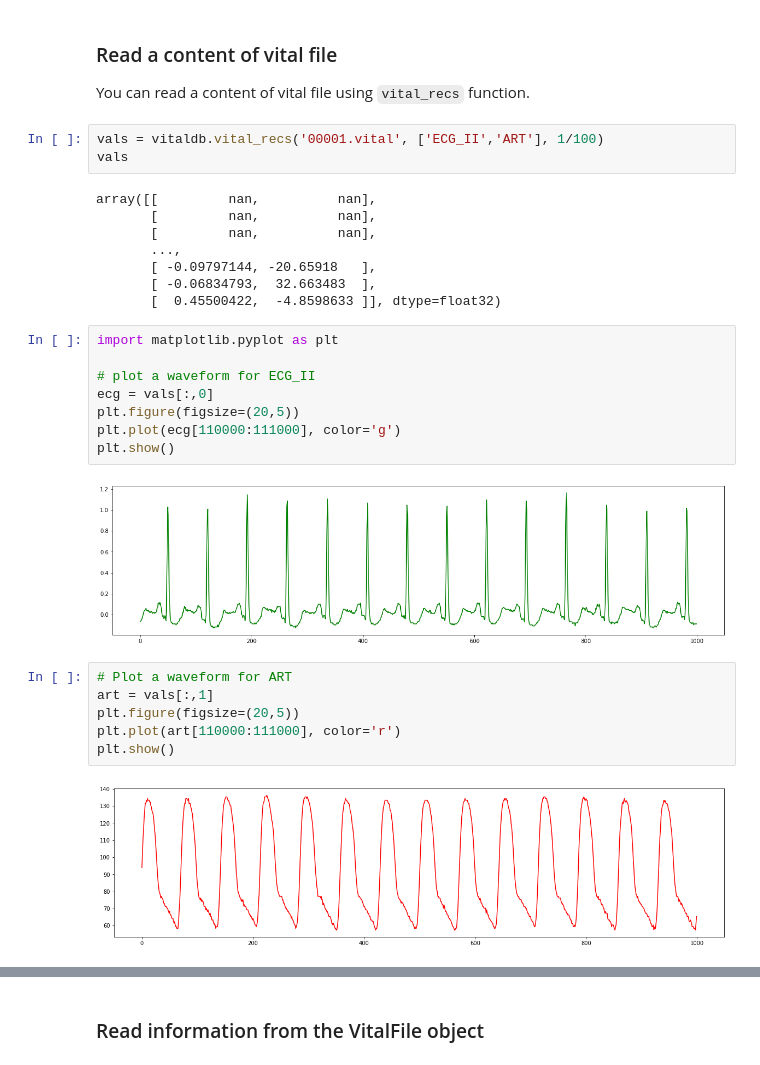
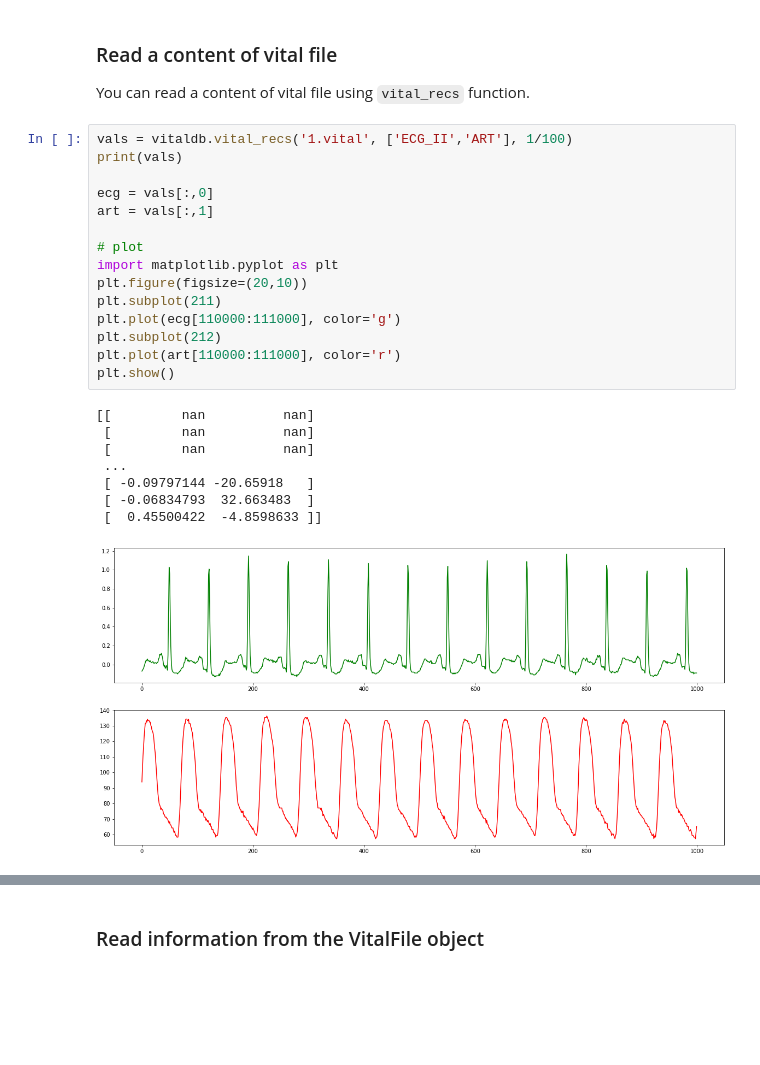
Before and after one commit to vitaldb/examples, a Jupyter notebook: vitalfile.ipynb, the cells around one changed output, grey strips where cells are left out. Drawn from its saved outputs; the diff is of its cells as text; blank space fills up the shorter version.

```diff
--- a/vitalfile.ipynb
+++ b/vitalfile.ipynb
@@ -88,32 +88,27 @@ trks
 # %% [markdown]
 ### Read a content of vital file
 You can read a content of vital file using `vital_recs` function.
-# %%
-vals = vitaldb.vital_recs('00001.vital', ['ECG_II','ART'], 1/100)
-vals
-# %% [output]
-array([[         nan,          nan],
-       [         nan,          nan],
-       [         nan,          nan],
-       ...,
-       [ -0.09797144, -20.65918   ],
-       [ -0.06834793,  32.663483  ],
-       [  0.45500422,  -4.8598633 ]], dtype=float32)
-# %%
-import matplotlib.pyplot as plt
-
-# plot a waveform for ECG_II
-ecg = vals[:,0]
-plt.figure(figsize=(20,5))
-plt.plot(ecg[110000:111000], color='g')
-plt.show()
-# %% [output]
-[figure, removed]
 # %%
-# Plot a waveform for ART
+vals = vitaldb.vital_recs('1.vital', ['ECG_II','ART'], 1/100)
+print(vals)
+
+ecg = vals[:,0]
 art = vals[:,1]
-plt.figure(figsize=(20,5))
+
+# plot
+import matplotlib.pyplot as plt
+plt.figure(figsize=(20,10))
+plt.subplot(211)
+plt.plot(ecg[110000:111000], color='g')
+plt.subplot(212)
 plt.plot(art[110000:111000], color='r')
 plt.show()
 # %% [output]
+[[         nan          nan]
+ [         nan          nan]
+ [         nan          nan]
+ ...
+ [ -0.09797144 -20.65918   ]
+ [ -0.06834793  32.663483  ]
+ [  0.45500422  -4.8598633 ]]
-[figure, old version]
+[figure, new version]
```
Also changed, not shown: parts of 30 cells of this notebook.
